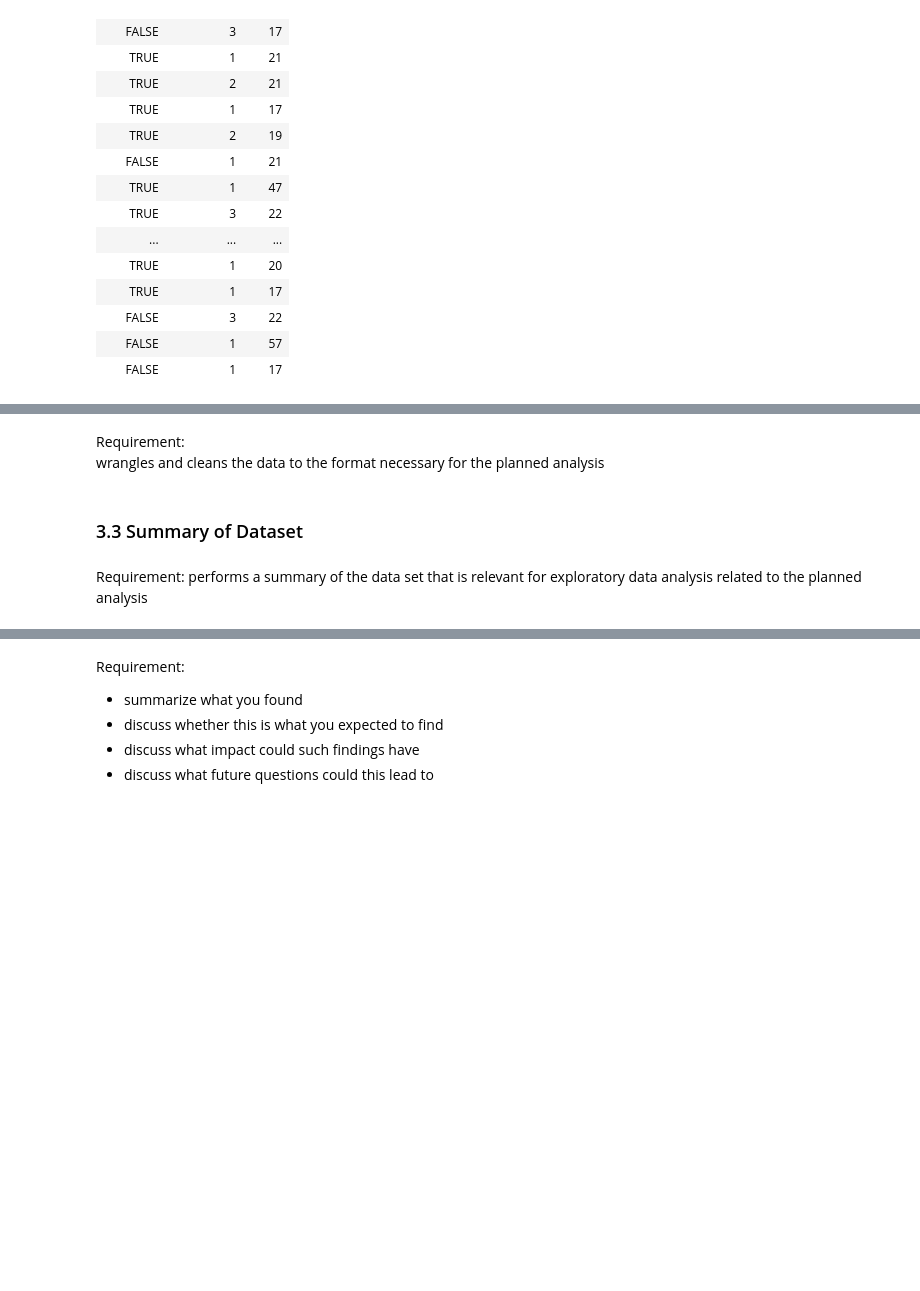
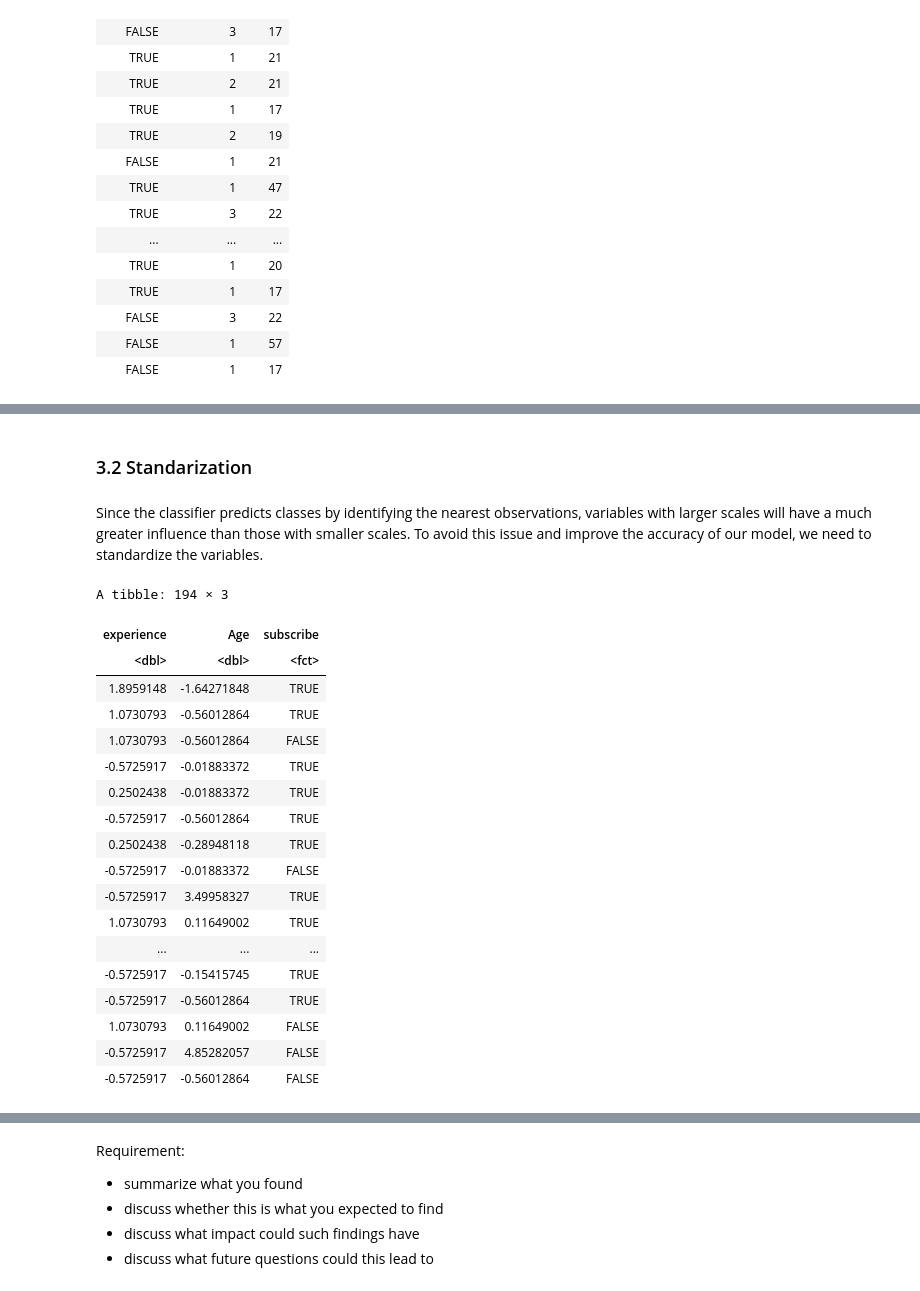
Before and after one commit to Sandyyyin/project_final_report, a Jupyter notebook: project_final_report_1.ipynb, the cells around one changed output, grey strips where cells are left out. Drawn from its saved outputs; the diff is of its cells as text; code cells hidden in the pictures; blank space fills up the shorter version.

```diff
--- a/project_final_report_1.ipynb
+++ b/project_final_report_1.ipynb
@@ -168,9 +163,33 @@ A tibble: 194 × 3
-# %% [markdown]
-Requirement:
-wrangles and cleans the data to the format necessary for the planned analysis
-# %% [markdown]
-### 3.3 Summary of Dataset
-# %% [markdown]
-Requirement:
-performs a summary of the data set that is relevant for exploratory data analysis related to the planned analysis
+# %% [markdown]
+### 3.2 Standarization
+# %% [markdown]
+Since the classifier predicts classes by identifying the nearest observations, variables with larger scales will have a much greater influence than those with smaller scales. To avoid this issue and improve the accuracy of our model, we need to standardize the variables.
+# %%
+players_data_recipe <- recipe(subscribe ~ ., data = wrangling_players_data) |>
+    step_scale(all_predictors()) |>
+    step_center(all_predictors()) |>
+    prep()
+
+scaled_players_data <- bake(players_data_recipe, wrangling_players_data)
+scaled_players_data
+# %% [output]
+A tibble: 194 × 3
+| experience | Age | subscribe |
+| <dbl> | <dbl> | <fct> |
+| 1.8959148 | -1.64271848 | TRUE |
+| 1.0730793 | -0.56012864 | TRUE |
+| 1.0730793 | -0.56012864 | FALSE |
+| -0.5725917 | -0.01883372 | TRUE |
+| 0.2502438 | -0.01883372 | TRUE |
+| -0.5725917 | -0.56012864 | TRUE |
+| 0.2502438 | -0.28948118 | TRUE |
+| -0.5725917 | -0.01883372 | FALSE |
+| -0.5725917 | 3.49958327 | TRUE |
+| 1.0730793 | 0.11649002 | TRUE |
+| ... | ... | ... |
+| -0.5725917 | -0.15415745 | TRUE |
+| -0.5725917 | -0.56012864 | TRUE |
+| 1.0730793 | 0.11649002 | FALSE |
+| -0.5725917 | 4.85282057 | FALSE |
+| -0.5725917 | -0.56012864 | FALSE |
 # %% [markdown]
```
Also changed, not shown: parts of 18 cells of this notebook.
